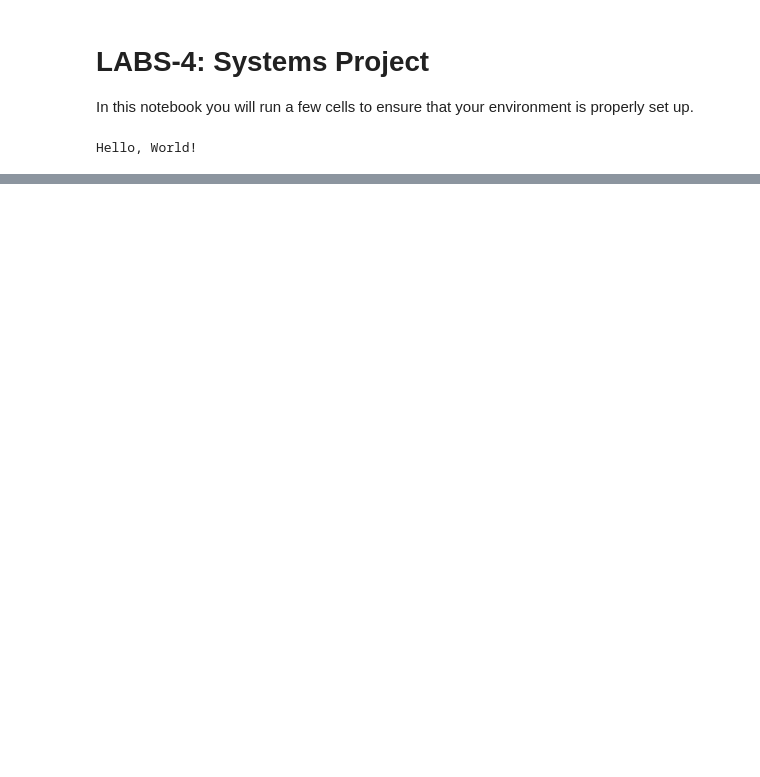
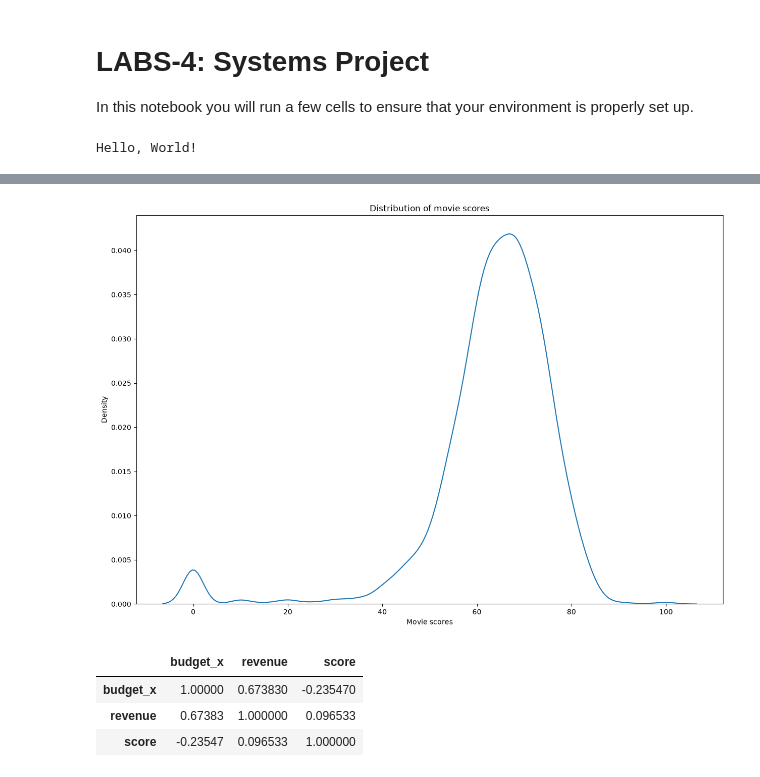
Before and after one commit to rgiuliano3/LAB4-Projects, a Jupyter notebook: LABS-04_Systems.ipynb, the cells around one changed output, grey strips where cells are left out. Drawn from its saved outputs; the diff is of its cells as text; code cells hidden in the pictures; blank space fills up the shorter version.

```diff
--- a/LABS-04_Systems.ipynb
+++ b/LABS-04_Systems.ipynb
@@ -29,0 +104,21 @@ data.head()
+# %%
+## Density Plot
+
+plt.figure(figsize=(15, 10))
+sns.kdeplot(data=data, x="score")
+
+plt.title("Distribution of movie scores")
+plt.xlabel("Movie scores")
+plt.show()
+# %% [output]
+[figure, added]
+# %%
+## Correlation Matrix
+
+correlation_matrix = data[['budget_x', 'revenue', 'score']].corr()
+correlation_matrix
+# %% [output]
+|  | budget_x | revenue | score |
+| budget_x | 1.00000 | 0.673830 | -0.235470 |
+| revenue | 0.67383 | 1.000000 | 0.096533 |
+| score | -0.23547 | 0.096533 | 1.000000 |
```
Also changed, not shown: parts of 6 cells of this notebook, 1 other file.
